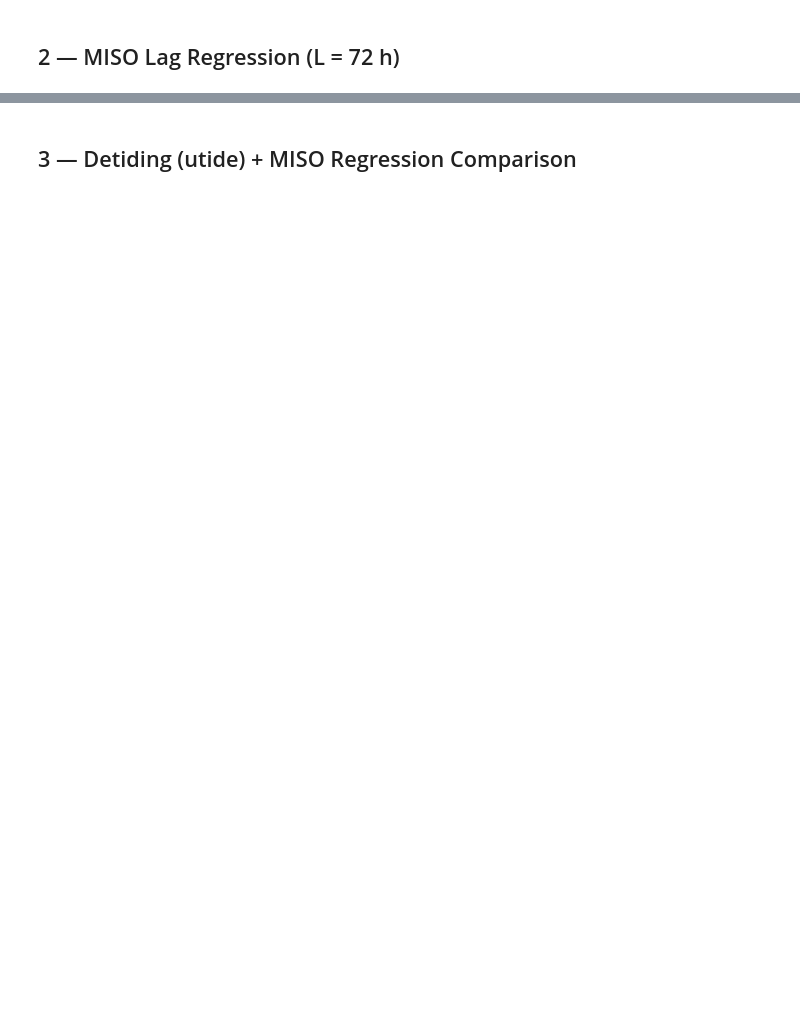
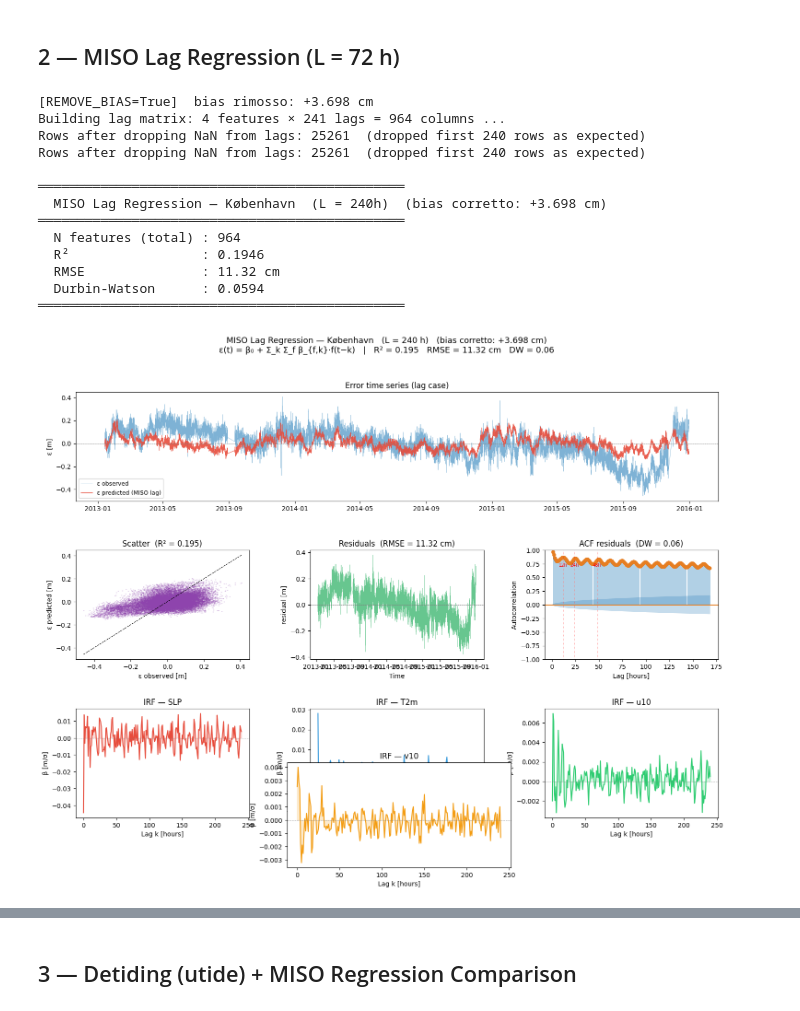
Before and after one commit to caroniico/Master-tesi, a Jupyter notebook: Regression methods.ipynb, the cells around one changed output, grey strips where cells are left out. Cells and saved outputs as stored; diff of their text form; code cells hidden in the pictures; blank space fills up the shorter version.

```diff
--- a/Regression methods.ipynb
+++ b/Regression methods.ipynb
@@ -150,6 +179,7 @@ plt.show()
 # %% [markdown]
 ## 2 — MISO Lag Regression (L = 72 h)
 # %%
+
 import numpy as np
 import pandas as pd
 import matplotlib.pyplot as plt
@@ -162,9 +192,12 @@ from statsmodels.stats.stattools import durbin_watson
 # ════════════════════════════════════════════════════════════════════════
 #  USER PARAMETERS — CASO CON LAG
 # ════════════════════════════════════════════════════════════════════════
-L_lag          = 2400
+REMOVE_BIAS    = True   # True  → sottrae la media temporale di (Model − TG)
+                        #          calcolata su 2013-2015 prima della regressione
+                        # False → usa ε grezza senza correzione
+L_lag          = 240
 STATION_lag    = "København"
-PARQUET_lag    = "/home/nicaro/Python_project/data/per_station/station_30336_Kobenhavn.parquet"
+PARQUET_lag    = "/Users/nicolocaron/Desktop/MASTER PROJECT/data/per_station/station_30336_Kobenhavn.parquet"
 FEATURES_lag   = ["SLP", "t2m", "u10", "v10"]
 F_LABELS_lag   = ["SLP", "T2m", "u10", "v10"]
 TARGET_COL_lag = "error_m"
@@ -174,6 +207,16 @@ TARGET_COL_lag = "error_m"
 df_lag_source = pd.read_parquet(PARQUET_lag)
 df_subset_lag = df_lag_source[df_lag_source["time"].between("2013-01-01", "2015-12-31")].copy()
 df_subset_lag[TARGET_COL_lag] = df_subset_lag["forcoast_p82_m"] - df_subset_lag["tg_obs_m"]
+
+# ── Bias correction ──────────────────────────────────────────────────────
+mean_bias_lag = df_subset_lag[TARGET_COL_lag].mean()
+if REMOVE_BIAS:
+    df_subset_lag[TARGET_COL_lag] = df_subset_lag[TARGET_COL_lag] - mean_bias_lag
+    print(f"[REMOVE_BIAS=True]  bias rimosso: {mean_bias_lag*100:+.3f} cm")
+else:
+    print(f"[REMOVE_BIAS=False] bias NON rimosso: {mean_bias_lag*100:+.3f} cm")
+
+bias_tag_lag = f"(bias corretto: {mean_bias_lag*100:+.3f} cm)" if REMOVE_BIAS else "(bias NON rimosso)"
 
 # 2) Build lagged feature matrix
 print(
@@ -212,14 +255,12 @@ model_lag.fit(X_scaled_lag, y_lag)
 y_pred_lag = model_lag.predict(X_scaled_lag)
 residuals_lag = y_lag - y_pred_lag
 
-
-
 rmse_lag = np.sqrt(mean_squared_error(y_lag, y_pred_lag))
 r2_lag = r2_score(y_lag, y_pred_lag)
 dw_lag = durbin_watson(residuals_lag)
 
 print("\n═══════════════════════════════════════════════")
-print(f"  MISO Lag Regression — {STATION_lag}  (L = {L_lag}h)")
+print(f"  MISO Lag Regression — {STATION_lag}  (L = {L_lag}h)  {bias_tag_lag}")
 print("═══════════════════════════════════════════════")
 print(f"  N features (total) : {X_scaled_lag.shape[1]}")
 print(f"  R²                 : {r2_lag:.4f}")
@@ -237,7 +278,7 @@ t_lag = pd.to_datetime(df_model_lag["time"])
 
 fig_lag = plt.figure(figsize=(18, 12))
 fig_lag.suptitle(
-    f"MISO Lag Regression — {STATION_lag}   (L = {L_lag} h)\n"
+    f"MISO Lag Regression — {STATION_lag}   (L = {L_lag} h)   {bias_tag_lag}\n"
     f"ε(t) = β₀ + Σ_k Σ_f β_{{f,k}}·f(t−k)   |   "
     f"R² = {r2_lag:.3f}   RMSE = {rmse_lag*100:.2f} cm   DW = {dw_lag:.2f}",
     fontsize=13,
@@ -245,7 +286,6 @@ fig_lag.suptitle(
 
 gs_lag = fig_lag.add_gridspec(3, 3, hspace=0.45, wspace=0.35)
 
-# Panel 1
 ax1_lag = fig_lag.add_subplot(gs_lag[0, :])
 ax1_lag.plot(t_lag, y_lag, color="#2980B9", lw=0.5, alpha=0.6, label="ε observed")
 ax1_lag.plot(t_lag, y_pred_lag, color="#E74C3C", lw=0.8, alpha=0.9, label="ε predicted (MISO lag)")
@@ -254,7 +294,6 @@ ax1_lag.set_title("Error time series (lag case)")
 ax1_lag.set_ylabel("ε [m]")
 ax1_lag.legend(fontsize=9)
 
-# Panel 2
 ax2_lag = fig_lag.add_subplot(gs_lag[1, 0])
 lims_lag = [min(y_lag.min(), y_pred_lag.min()), max(y_lag.max(), y_pred_lag.max())]
 ax2_lag.scatter(y_lag, y_pred_lag, s=1, alpha=0.15, color="#8E44AD")
@@ -263,7 +302,6 @@ ax2_lag.set_xlabel("ε observed [m]")
 ax2_lag.set_ylabel("ε predicted [m]")
 ax2_lag.set_title(f"Scatter  (R² = {r2_lag:.3f})")
 
-# Panel 3
 ax3_lag = fig_lag.add_subplot(gs_lag[1, 1])
 ax3_lag.plot(t_lag, residuals_lag, color="#27AE60", lw=0.4, alpha=0.7)
 ax3_lag.axhline(0, color="grey", lw=0.5, ls="--")
@@ -271,7 +309,6 @@ ax3_lag.set_title(f"Residuals  (RMSE = {rmse_lag*100:.2f} cm)")
 ax3_lag.set_ylabel("residual [m]")
 ax3_lag.set_xlabel("Time")
 
-# Panel 4
 ax4_lag = fig_lag.add_subplot(gs_lag[1, 2])
 n_lags_acf_lag = min(168, len(residuals_lag) // 10)
 plot_acf(
@@ -284,37 +321,47 @@ plot_acf(
     zero=False,
     title="",
 )
 ax4_lag.set_title(f"ACF residuals  (DW = {dw_lag:.2f})")
 ax4_lag.set_xlabel("Lag [hours]")
 ax4_lag.set_ylabel("Autocorrelation")
 for lag_mark_lag, label_mark_lag in [(12, "12h"), (24, "24h"), (48, "48h")]:
     if lag_mark_lag <= n_lags_acf_lag:
         ax4_lag.axvline(lag_mark_lag, color="red", lw=0.7, ls=":", alpha=0.6)
         ax4_lag.text(
-            lag_mark_lag,
-            0.85,
-            label_mark_lag,
-            fontsize=7,
-            color="red",
-            ha="center",
+            lag_mark_lag, 0.85, label_mark_lag,
+            fontsize=7, color="red", ha="center",
             transform=ax4_lag.get_xaxis_transform(),
         )
 
-# Panels 5–8: IRF
 lags_x_lag = np.arange(0, L_lag + 1)
 colors_irf_lag = ["#E74C3C", "#3498DB", "#2ECC71", "#F39C12"]
 
 for i_lag, (feat_name_lag, feat_label_lag, color_lag) in enumerate(zip(FEATURES_lag, F_LABELS_lag, colors_irf_lag)):
     if i_lag < 3:
         ax_irf_lag = fig_lag.add_subplot(gs_lag[2, i_lag])
     else:
         ax_irf_lag = fig_lag.add_axes([0.38, 0.02, 0.27, 0.19])
 
     ax_irf_lag.plot(lags_x_lag, beta_matrix_lag[i_lag], color=color_lag, lw=1.5)
     ax_irf_lag.fill_between(lags_x_lag, beta_matrix_lag[i_lag], alpha=0.2, color=color_lag)
     ax_irf_lag.axhline(0, color="grey", lw=0.7, ls="--")
     ax_irf_lag.set_title(f"IRF — {feat_label_lag}")
     ax_irf_lag.set_xlabel("Lag k [hours]")
     ax_irf_lag.set_ylabel("β [m/σ]")
 
 plt.show()
+# %% [output]
+[REMOVE_BIAS=True]  bias rimosso: +3.698 cm
+Building lag matrix: 4 features × 241 lags = 964 columns ...
+Rows after dropping NaN from lags: 25261  (dropped first 240 rows as expected)
+Rows after dropping NaN from lags: 25261  (dropped first 240 rows as expected)
+
+═══════════════════════════════════════════════
+  MISO Lag Regression — København  (L = 240h)  (bias corretto: +3.698 cm)
+═══════════════════════════════════════════════
+  N features (total) : 964
+  R²                 : 0.1946
+  RMSE               : 11.32 cm
+  Durbin-Watson      : 0.0594
+═══════════════════════════════════════════════
+[figure, added]
```
Also changed, not shown: parts of 6 cells of this notebook, 25 other files.
